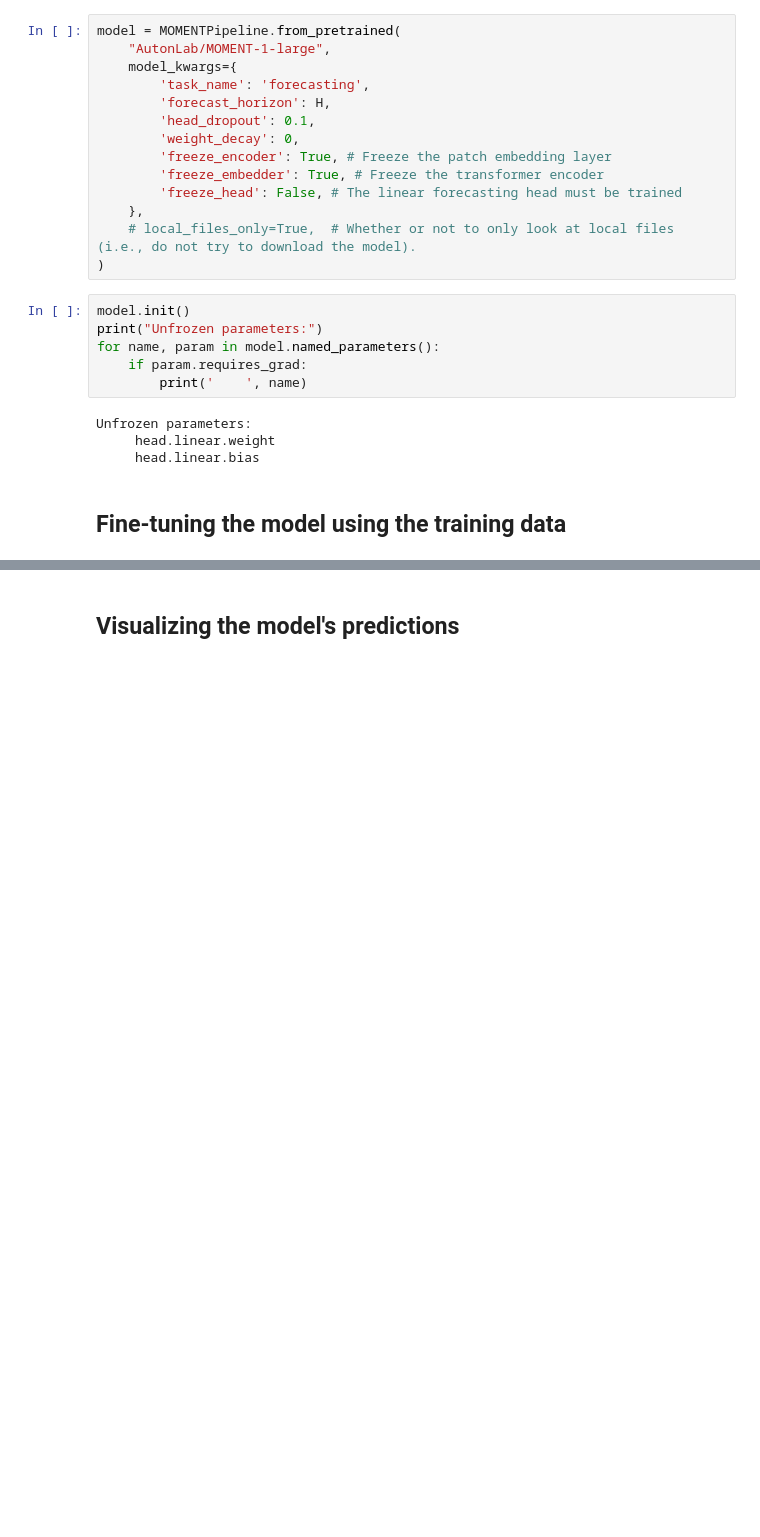
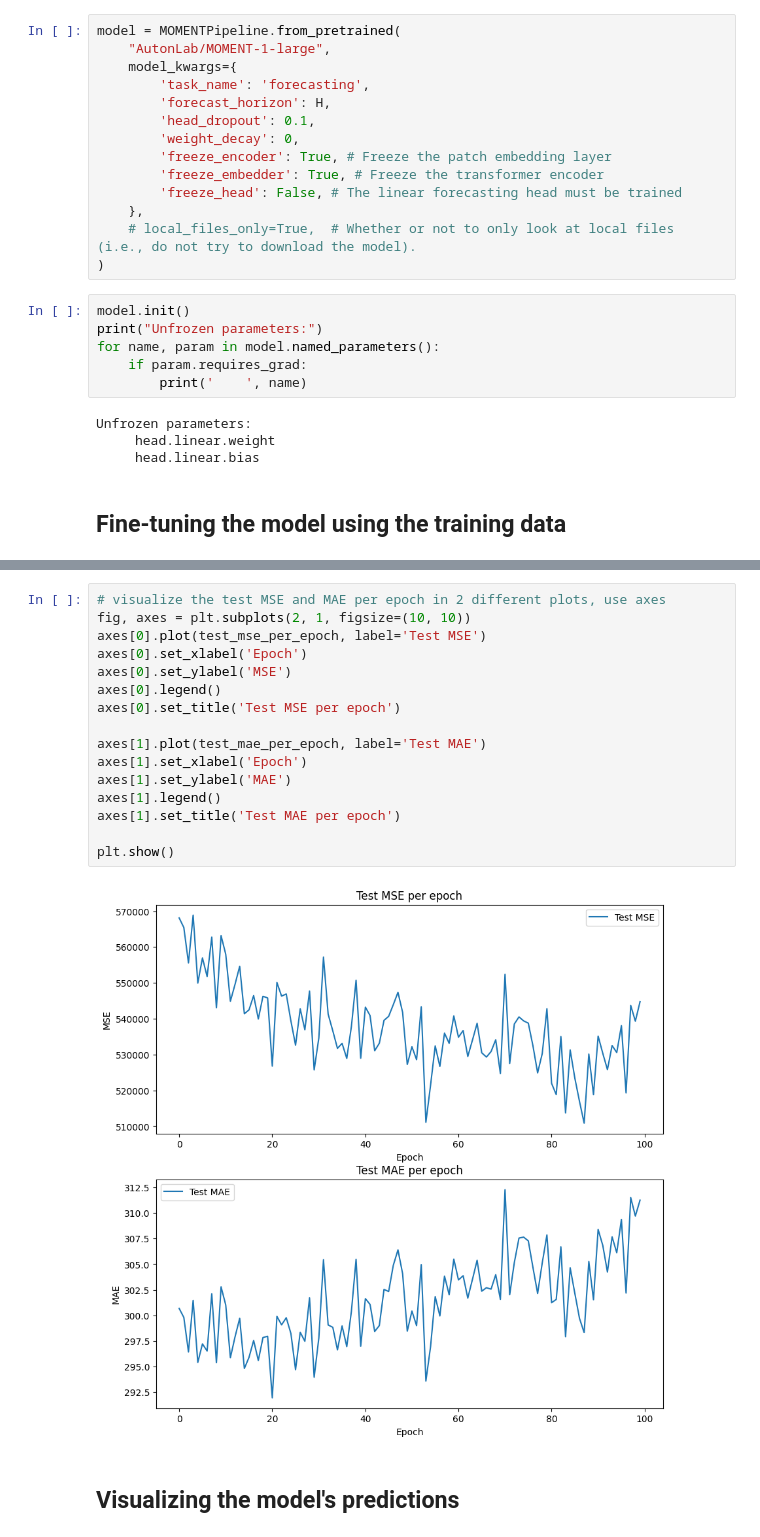
Before and after one commit to wr0om/FintechProject, a Jupyter notebook: Rom.ipynb, the cells around one changed output, grey strips where cells are left out. Cells and saved outputs as stored; diff of their text form; blank space fills up the shorter version.

```diff
--- a/Rom.ipynb
+++ b/Rom.ipynb
@@ -220,3 +238,21 @@ Epoch 1: Test MSE: 2483310.500 | Test MAE: 608.405
+# %%
+# visualize the test MSE and MAE per epoch in 2 different plots, use axes
+fig, axes = plt.subplots(2, 1, figsize=(10, 10))
+axes[0].plot(test_mse_per_epoch, label='Test MSE')
+axes[0].set_xlabel('Epoch')
+axes[0].set_ylabel('MSE')
+axes[0].legend()
+axes[0].set_title('Test MSE per epoch')
+
+axes[1].plot(test_mae_per_epoch, label='Test MAE')
+axes[1].set_xlabel('Epoch')
+axes[1].set_ylabel('MAE')
+axes[1].legend()
+axes[1].set_title('Test MAE per epoch')
+
+plt.show()
+# %% [output]
+[figure, added]
 # %% [markdown]
 ## Visualizing the model's predictions
 # %%
```
Also changed, not shown: parts of 10 cells of this notebook.
